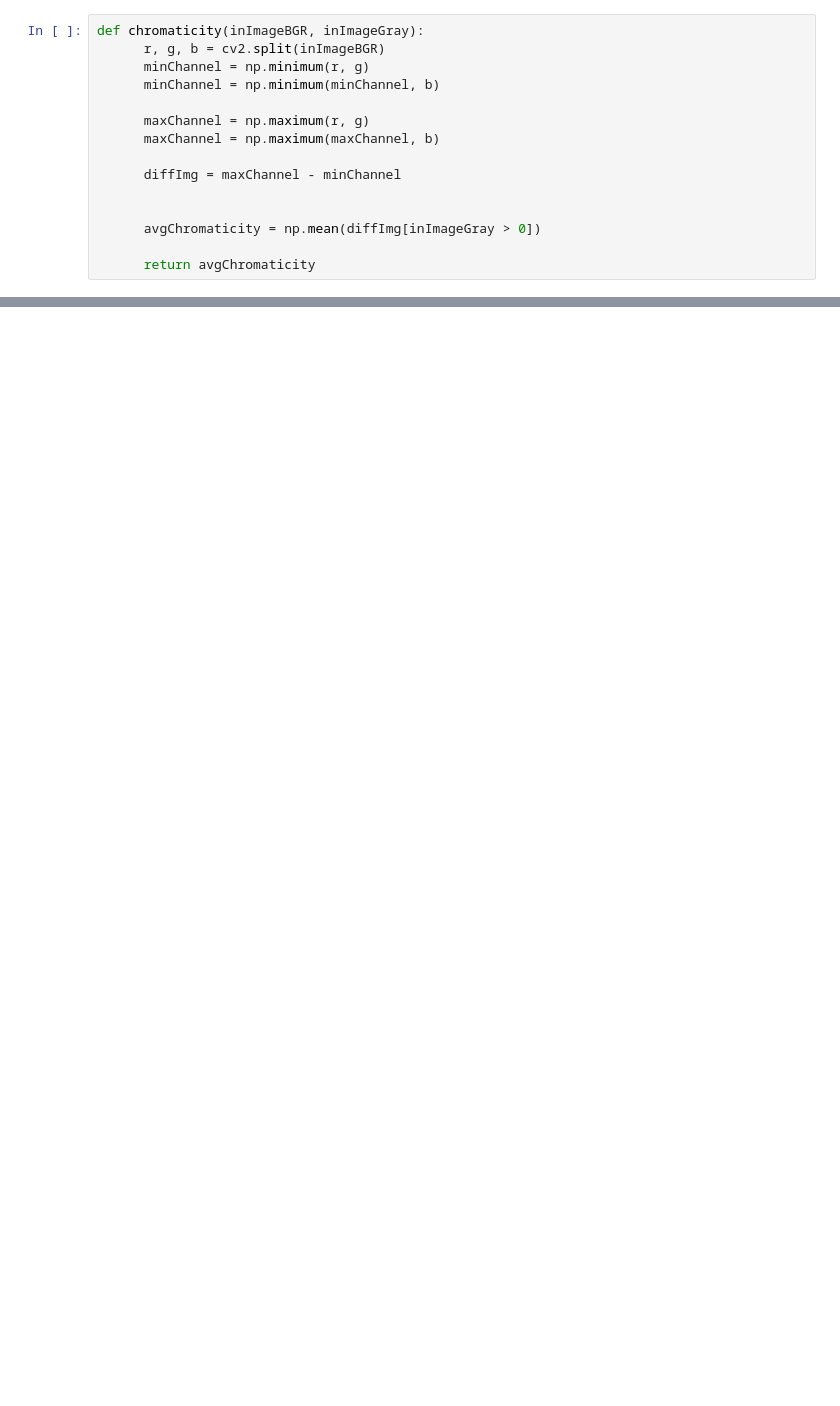
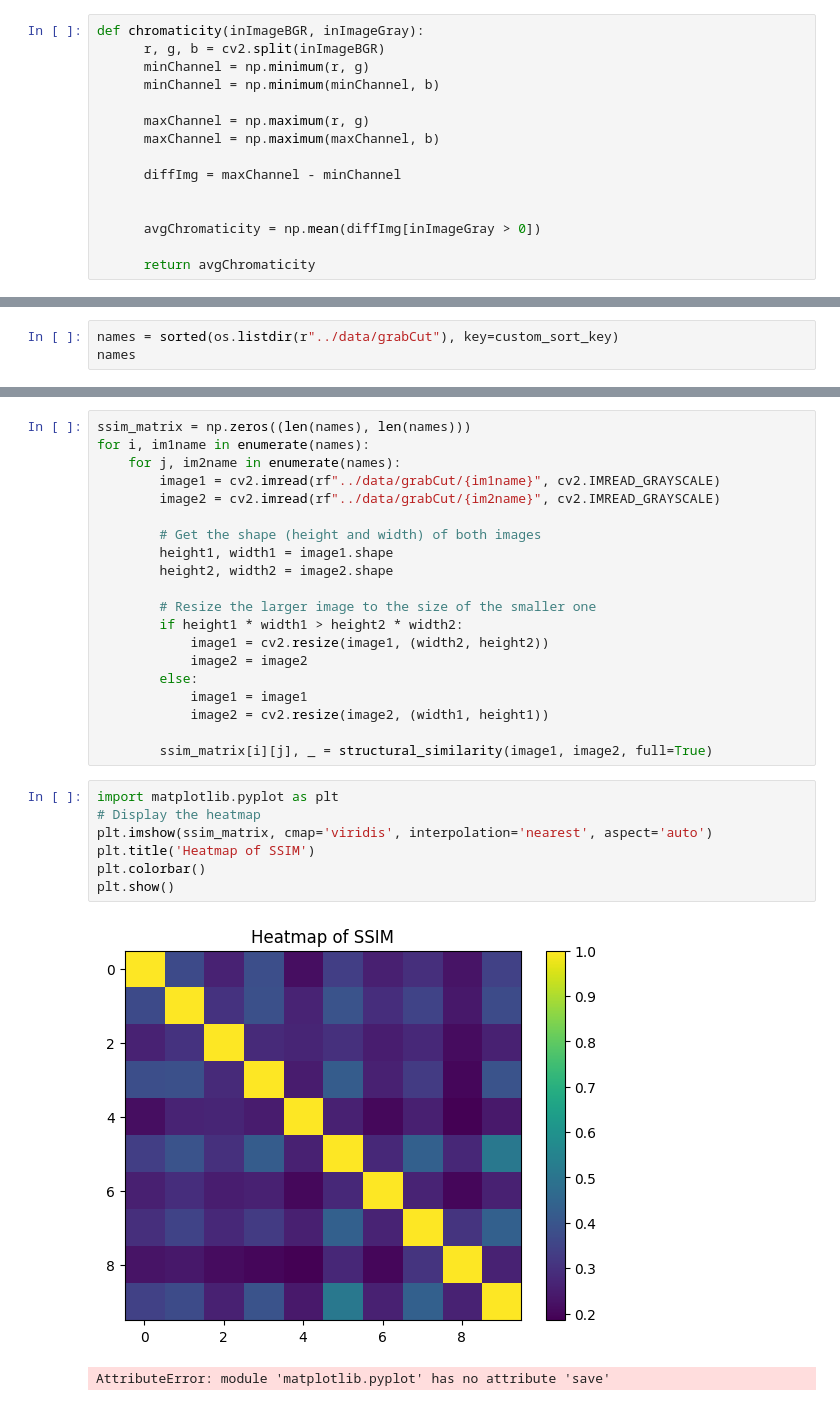
Before and after one commit to danielstuetz/cov-generative-ai, a Jupyter notebook: src/metrics.ipynb, the cells around one changed output, grey strips where cells are left out. Drawn from its saved outputs; the diff is of its cells as text; blank space fills up the shorter version.

```diff
--- a/src/metrics.ipynb
+++ b/src/metrics.ipynb
@@ -72,0 +180,3 @@ chromaticity(image, gray_img)
+# %%
+names = sorted(os.listdir(r"../data/grabCut"), key=custom_sort_key)
+names
@@ -72,0 +194,30 @@ chromaticity(image, gray_img)
+# %%
+ssim_matrix = np.zeros((len(names), len(names)))
+for i, im1name in enumerate(names):
+    for j, im2name in enumerate(names):
+        image1 = cv2.imread(rf"../data/grabCut/{im1name}", cv2.IMREAD_GRAYSCALE)
+        image2 = cv2.imread(rf"../data/grabCut/{im2name}", cv2.IMREAD_GRAYSCALE)
+
+        # Get the shape (height and width) of both images
+        height1, width1 = image1.shape
+        height2, width2 = image2.shape
+
+        # Resize the larger image to the size of the smaller one
+        if height1 * width1 > height2 * width2:
+            image1 = cv2.resize(image1, (width2, height2))
+            image2 = image2
+        else:
+            image1 = image1
+            image2 = cv2.resize(image2, (width1, height1))
+
+        ssim_matrix[i][j], _ = structural_similarity(image1, image2, full=True)
+# %%
+import matplotlib.pyplot as plt
+# Display the heatmap
+plt.imshow(ssim_matrix, cmap='viridis', interpolation='nearest', aspect='auto')
+plt.title('Heatmap of SSIM')
+plt.colorbar()
+plt.show()
+# %% [output]
+[figure, added]
+AttributeError: module 'matplotlib.pyplot' has no attribute 'save'
```
Also changed, not shown: parts of 13 cells of this notebook, 20 other files.
